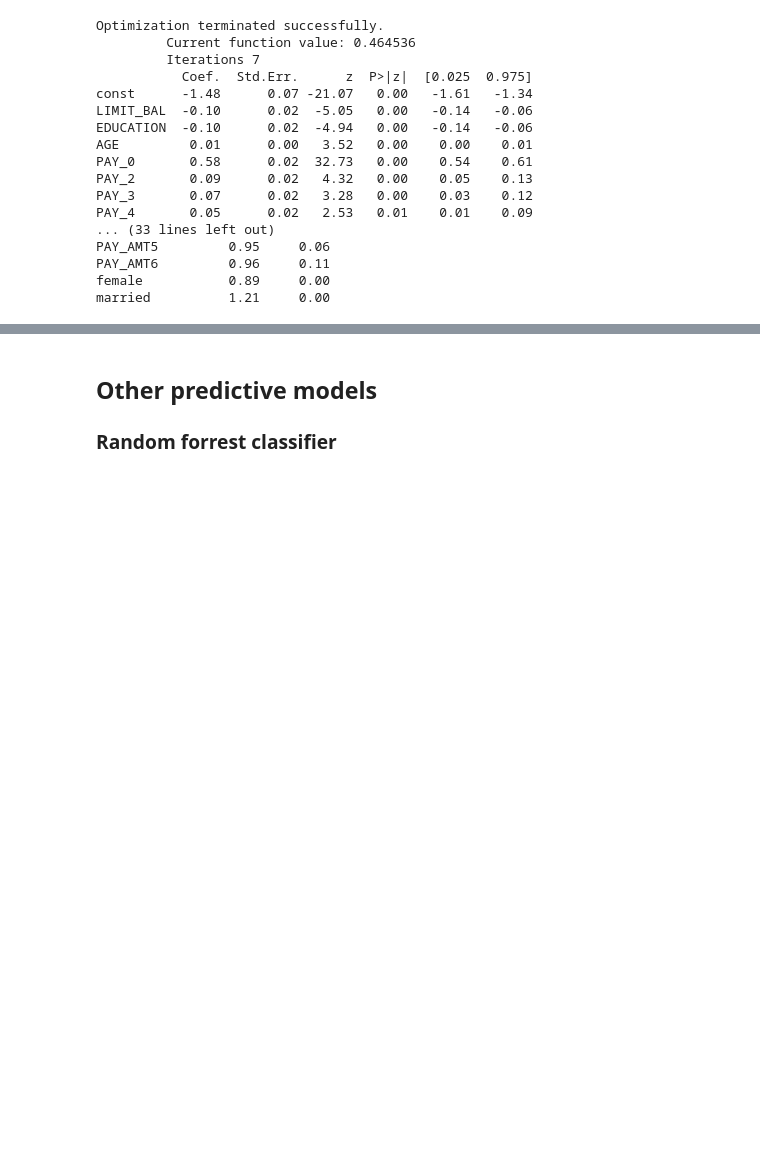
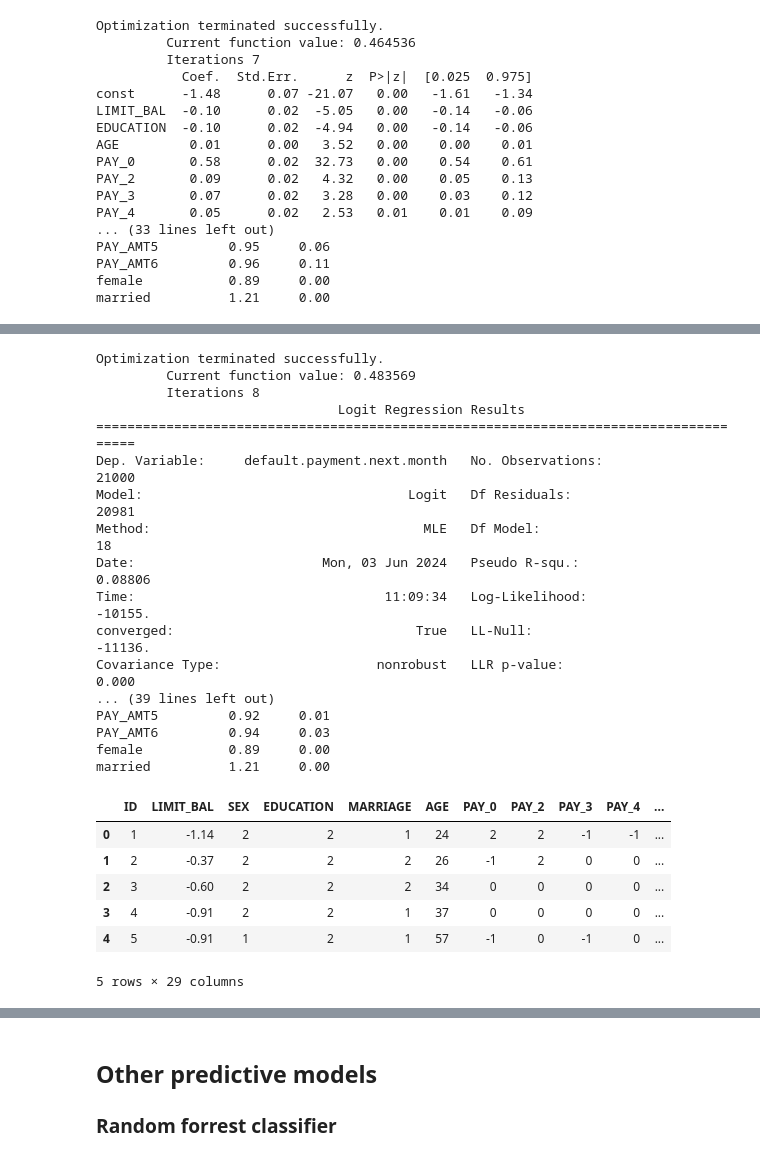
Before and after one commit to franciscpitthan/Methods_Quant_Fin, a Jupyter notebook: Example - Credit Card Default - Keggle/Default_Prediction.ipynb, the cells around one changed output, grey strips where cells are left out. Drawn from its saved outputs; the diff is of its cells as text; code cells hidden in the pictures; blank space fills up the shorter version.

Commit message:
update logistic

```diff
--- a/Example - Credit Card Default - Keggle/Default_Prediction.ipynb
+++ b/Example - Credit Card Default - Keggle/Default_Prediction.ipynb
@@ -278,3 +227,75 @@ married          1.22     0.00
+# %%
+from sklearn.preprocessing import StandardScaler
+from sklearn.model_selection import train_test_split
+
+# Assume data_df is your DataFrame containing the data
+
+variables_to_standardize = ['LIMIT_BAL', 'BILL_AMT1', 'BILL_AMT2', 'BILL_AMT3', 'BILL_AMT4', 'BILL_AMT5', 'BILL_AMT6', 'PAY_AMT1', 'PAY_AMT2', 'PAY_AMT3', 'PAY_AMT4', 'PAY_AMT5', 'PAY_AMT6']
+
+data_df_standard = data_df.copy()
+
+# Standardize the variables
+for var in variables_to_standardize:
+    data_df_standard[var] = (data_df[var] - data_df[var].mean()) / data_df[var].std()
+
+# Split the dataset into training (70%) and test (30%) sets using a seed for replications
+df_train, df_test = train_test_split(data_df_standard, test_size=0.3, random_state=42)
+
+independent_vars = ['LIMIT_BAL', 'EDUCATION', 'AGE', 'PAY_2', 'PAY_3', 'PAY_4', 'BILL_AMT2', 'BILL_AMT3', 'BILL_AMT4', 'BILL_AMT5', 'BILL_AMT6', 'PAY_AMT2', 'PAY_AMT3', 'PAY_AMT4', 'PAY_AMT5', 'PAY_AMT6', 'female', 'married']
+X_train = df_train[independent_vars]
+y_train = df_train['default.payment.next.month']
+
+# Add a constant to the independent variables
+X_train = sm.add_constant(X_train)
+
+# Fit the logistic regression model
+logit_model_train = sm.Logit(y_train, X_train)
+result_train = logit_model_train.fit()
+
+# Calculate odds ratios
+odds_ratios = np.exp(result_train.params)
+odds_ratios_df = pd.DataFrame({
+    'Odds Ratio': odds_ratios,
+    'p-value': result_train.pvalues
+})
+
+print(result_train.summary())
+print(odds_ratios_df)
+
+# Ensure the same columns are used for prediction
+X_all = data_df_standard[independent_vars]
+X_all = sm.add_constant(X_all)
+
+# Predict using the fitted model
+data_df_standard['y_fitted'] = result_train.predict(X_all)
+
+# Display the DataFrame
+data_df_standard.head()
+# %% [output]
+Optimization terminated successfully.
+         Current function value: 0.483569
+         Iterations 8
+                               Logit Regression Results
+======================================================================================
+Dep. Variable:     default.payment.next.month   No. Observations:                21000
+Model:                                  Logit   Df Residuals:                    20981
+Method:                                   MLE   Df Model:                           18
+Date:                        Mon, 03 Jun 2024   Pseudo R-squ.:                 0.08806
+Time:                                11:09:34   Log-Likelihood:                -10155.
+converged:                               True   LL-Null:                       -11136.
+Covariance Type:                    nonrobust   LLR p-value:                     0.000
+... (39 lines left out)
+PAY_AMT5         0.92     0.01
+PAY_AMT6         0.94     0.03
+female           0.89     0.00
+married          1.21     0.00
+|  | ID | LIMIT_BAL | SEX | EDUCATION | MARRIAGE | AGE | PAY_0 | PAY_2 | PAY_3 | PAY_4 | ... |
+| 0 | 1 | -1.14 | 2 | 2 | 1 | 24 | 2 | 2 | -1 | -1 | ... |
+| 1 | 2 | -0.37 | 2 | 2 | 2 | 26 | -1 | 2 | 0 | 0 | ... |
+| 2 | 3 | -0.60 | 2 | 2 | 2 | 34 | 0 | 0 | 0 | 0 | ... |
+| 3 | 4 | -0.91 | 2 | 2 | 1 | 37 | 0 | 0 | 0 | 0 | ... |
+| 4 | 5 | -0.91 | 1 | 2 | 1 | 57 | -1 | 0 | -1 | 0 | ... |
+5 rows × 29 columns
 # %% [markdown]
 
 We see that the it is now easier to interpret variables, since the payment/credit variables are now scaled.
```
Also changed, not shown: parts of 6 cells of this notebook.
